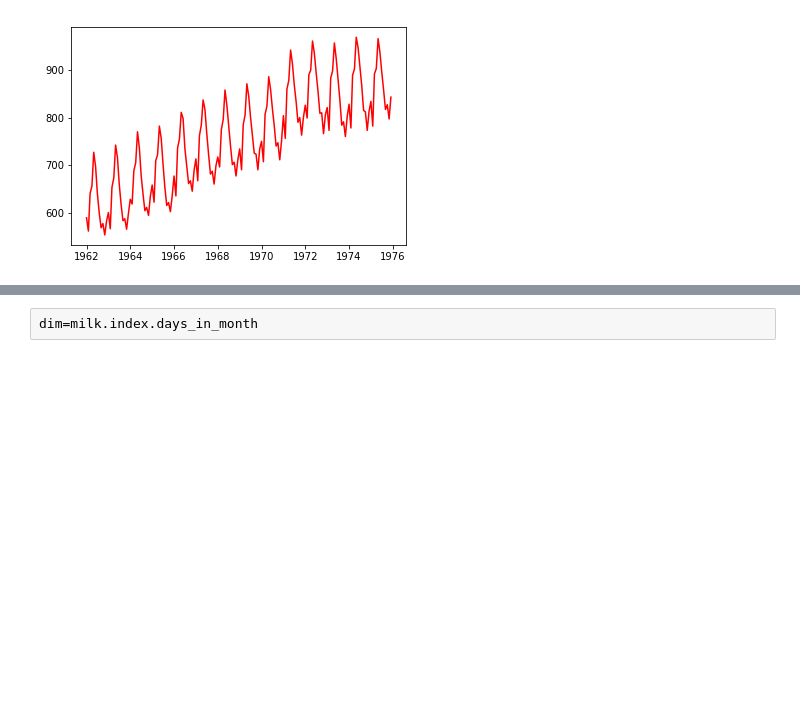
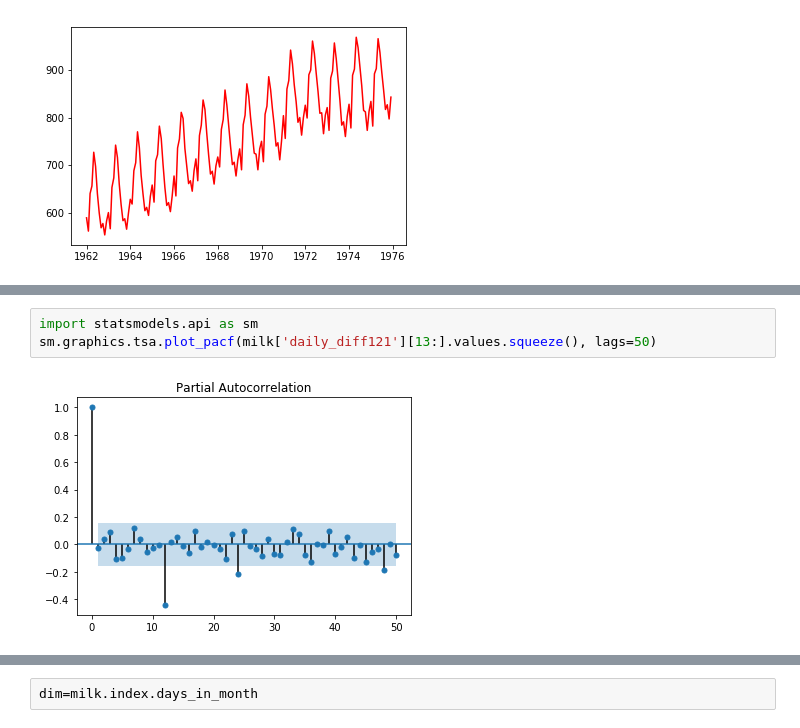
Before and after one commit to MiniGN/Coursera-machine-learning, a Jupyter notebook: course5/week1/test1.ipynb, the cells around one changed output, grey strips where cells are left out. Cells and saved outputs as stored; diff of their text form; blank space fills up the shorter version.

```diff
--- a/course5/week1/test1.ipynb
+++ b/course5/week1/test1.ipynb
@@ -21,0 +108,5 @@ plt.show()
+# %%
+import statsmodels.api as sm
+sm.graphics.tsa.plot_pacf(milk['daily_diff121'][13:].values.squeeze(), lags=50)
+# %% [output]
+[figure, added]
```
Also changed, not shown: parts of 9 cells of this notebook, 33 other files.
